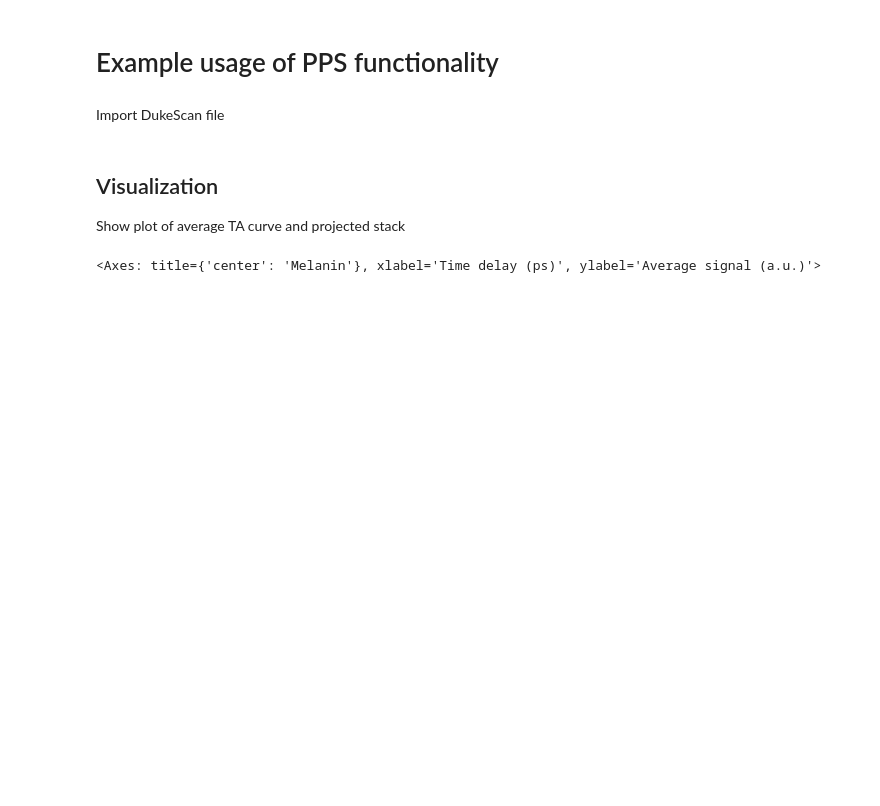
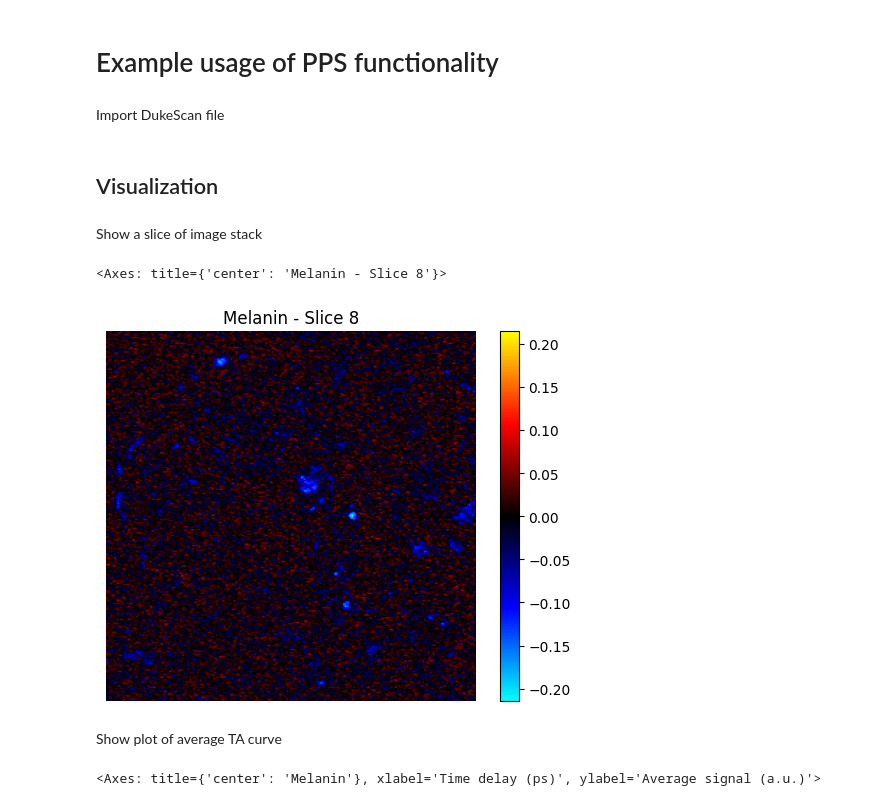
Before and after one commit to MCFLab/puprisa, a Jupyter notebook: examples/example.ipynb, the cells around one changed output. Cells and saved outputs as stored; diff of their text form; code cells hidden in the pictures; blank space fills up the shorter version.

```diff
--- a/examples/example.ipynb
+++ b/examples/example.ipynb
@@ -16,7 +16,15 @@ stack = PPS.load(path)
 stack.filename = 'Melanin'
 # %% [markdown]
 ## Visualization
-Show plot of average TA curve and projected stack
+# %% [markdown]
+Show a slice of image stack
+# %%
+stack.plot_slice(slice_index=8)
+# %% [output]
+<Axes: title={'center': 'Melanin - Slice 8'}>
+[figure, added]
+# %% [markdown]
+Show plot of average TA curve
 # %%
 stack.plot_average_curve()
 # %% [output]
```
Also changed, not shown: parts of 5 cells of this notebook, 2 other files.
